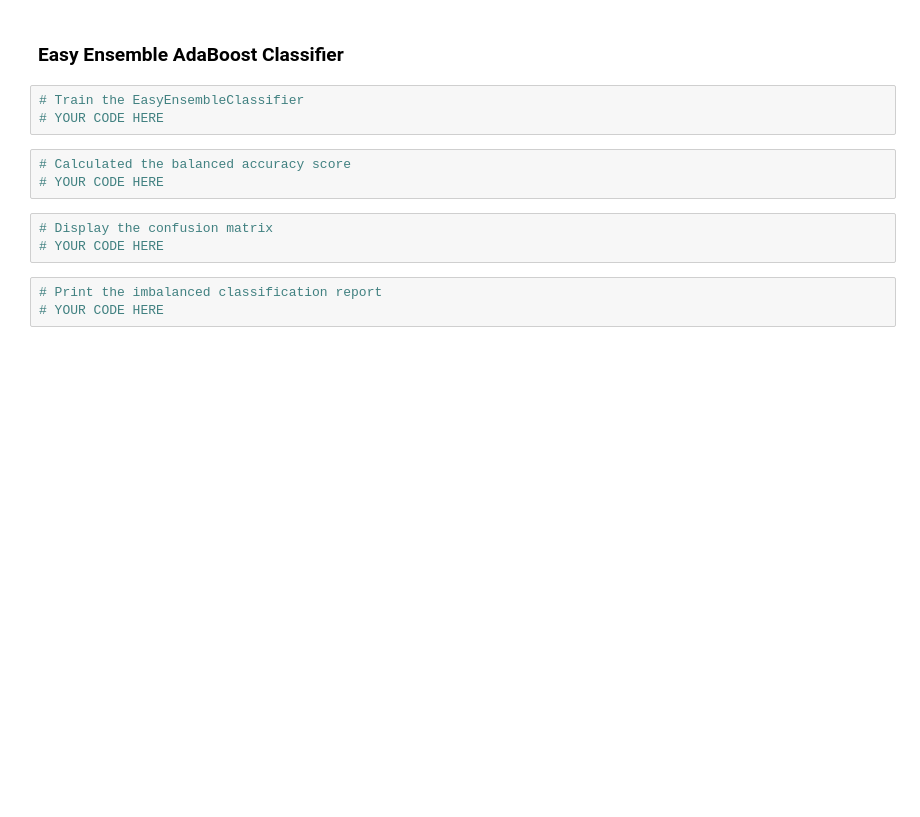
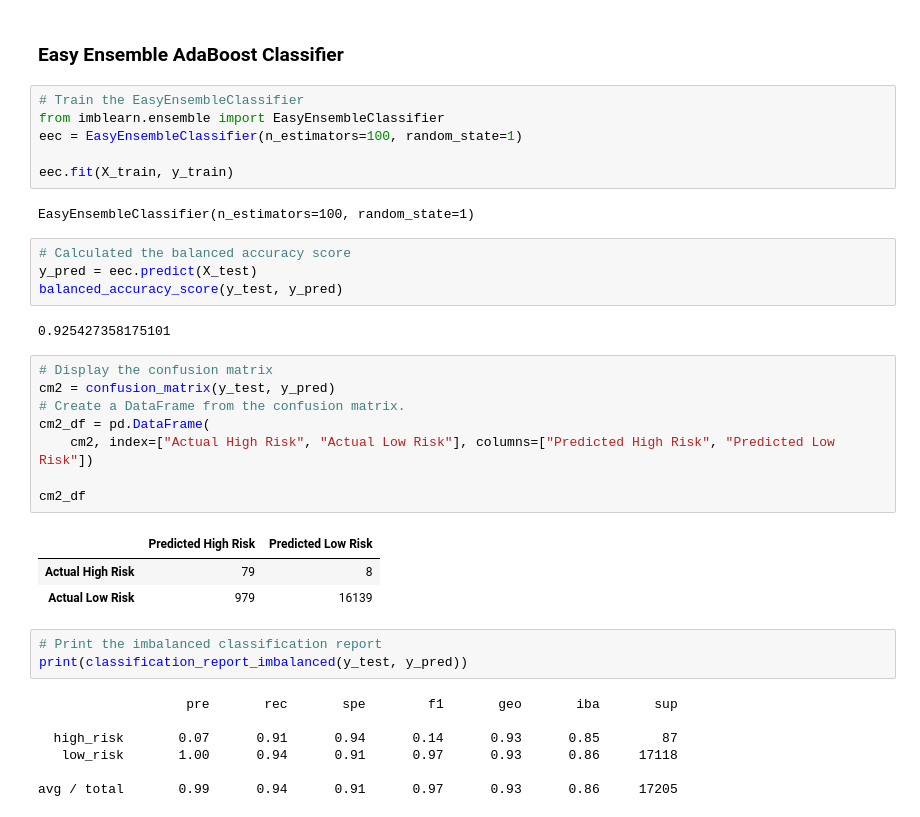
Before and after one commit to ericng921/Credit_Risk_Analysis, a Jupyter notebook: credit_risk_ensemble.ipynb, the cells around one changed output. Drawn from its saved outputs; the diff is of its cells as text; blank space fills up the shorter version.

```diff
--- a/credit_risk_ensemble.ipynb
+++ b/credit_risk_ensemble.ipynb
@@ -163,14 +194,38 @@ print(classification_report_imbalanced(y_test, y_pred))
 # %% [markdown]
 ### Easy Ensemble AdaBoost Classifier
-# %%
-# Train the EasyEnsembleClassifier
-# YOUR CODE HERE
+# %%
+# Train the EasyEnsembleClassifier
+from imblearn.ensemble import EasyEnsembleClassifier
+eec = EasyEnsembleClassifier(n_estimators=100, random_state=1)
+
+eec.fit(X_train, y_train)
+# %% [output]
+EasyEnsembleClassifier(n_estimators=100, random_state=1)
 # %%
 # Calculated the balanced accuracy score
-# YOUR CODE HERE
+y_pred = eec.predict(X_test)
+balanced_accuracy_score(y_test, y_pred)
+# %% [output]
+0.925427358175101
-# %%
-# Display the confusion matrix
-# YOUR CODE HERE
+# %%
+# Display the confusion matrix
+cm2 = confusion_matrix(y_test, y_pred)
+# Create a DataFrame from the confusion matrix.
+cm2_df = pd.DataFrame(
+    cm2, index=["Actual High Risk", "Actual Low Risk"], columns=["Predicted High Risk", "Predicted Low Risk"])
+
+cm2_df
+# %% [output]
+|  | Predicted High Risk | Predicted Low Risk |
+| Actual High Risk | 79 | 8 |
+| Actual Low Risk | 979 | 16139 |
 # %%
 # Print the imbalanced classification report
-# YOUR CODE HERE
+print(classification_report_imbalanced(y_test, y_pred))
+# %% [output]
+                   pre       rec       spe        f1       geo       iba       sup
+
+  high_risk       0.07      0.91      0.94      0.14      0.93      0.85        87
+   low_risk       1.00      0.94      0.91      0.97      0.93      0.86     17118
+
+avg / total       0.99      0.94      0.91      0.97      0.93      0.86     17205
```
Also changed, not shown: parts of 5 cells of this notebook, 1 other file.
